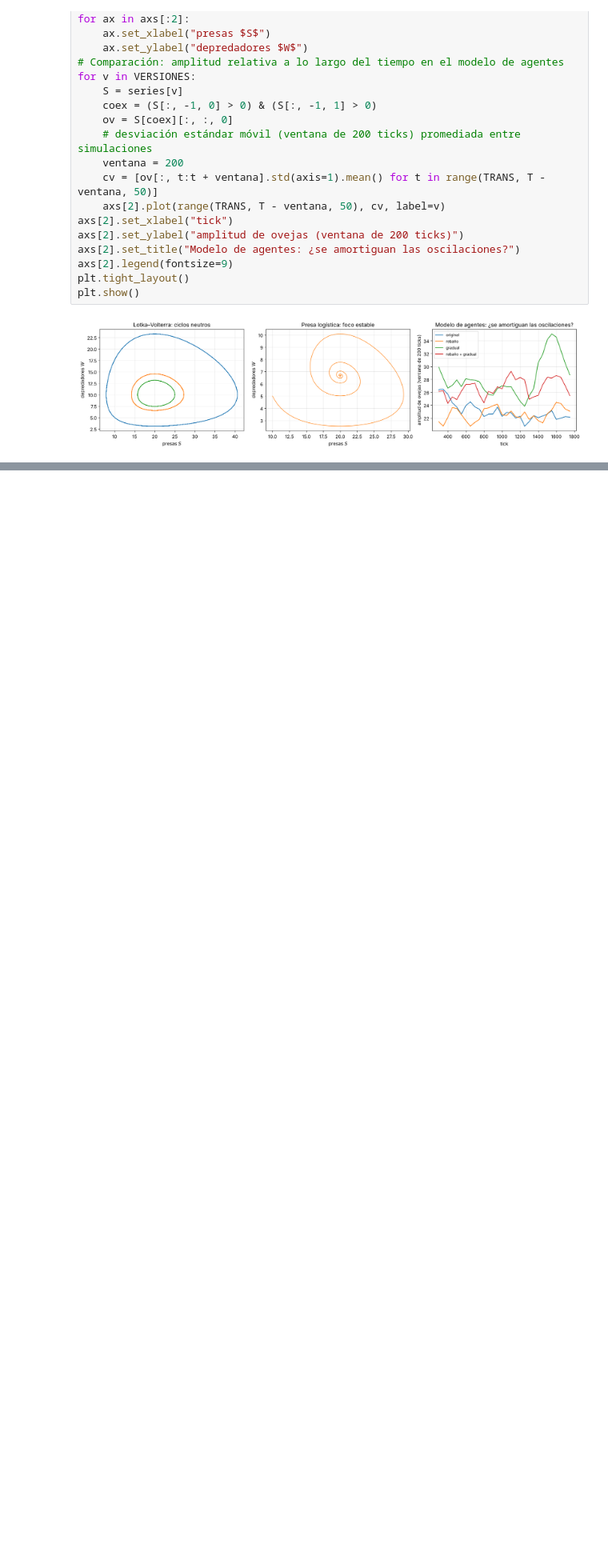
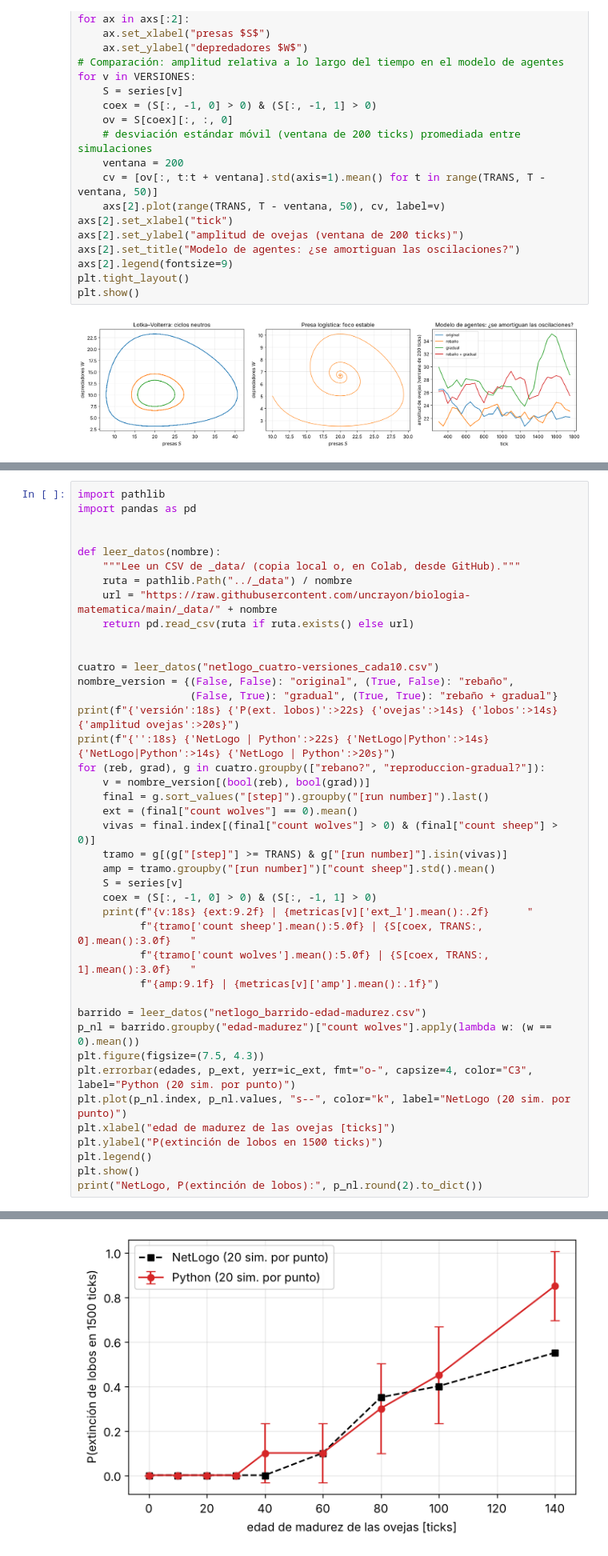
Before and after one commit to uncrayon/biologia-matematica, a Jupyter notebook: _notebooks/mp1-p7-ovejas-lobos-rebano.ipynb, the cells around one changed output, grey strips where cells are left out. Shown at 80% size. Drawn from its saved outputs; the diff is of its cells as text; blank space fills up the shorter version.

```diff
--- a/_notebooks/mp1-p7-ovejas-lobos-rebano.ipynb
+++ b/_notebooks/mp1-p7-ovejas-lobos-rebano.ipynb
@@ -814,0 +823,42 @@ plt.show()
+# %%
+import pathlib
+import pandas as pd
+
+
+def leer_datos(nombre):
+    """Lee un CSV de _data/ (copia local o, en Colab, desde GitHub)."""
+    ruta = pathlib.Path("../_data") / nombre
+    url = "https://raw.githubusercontent.com/uncrayon/biologia-matematica/main/_data/" + nombre
+    return pd.read_csv(ruta if ruta.exists() else url)
+
+
+cuatro = leer_datos("netlogo_cuatro-versiones_cada10.csv")
+nombre_version = {(False, False): "original", (True, False): "rebaño",
+                  (False, True): "gradual", (True, True): "rebaño + gradual"}
+print(f"{'versión':18s} {'P(ext. lobos)':>22s} {'ovejas':>14s} {'lobos':>14s} {'amplitud ovejas':>20s}")
+print(f"{'':18s} {'NetLogo | Python':>22s} {'NetLogo|Python':>14s} {'NetLogo|Python':>14s} {'NetLogo | Python':>20s}")
+for (reb, grad), g in cuatro.groupby(["rebano?", "reproduccion-gradual?"]):
+    v = nombre_version[(bool(reb), bool(grad))]
+    final = g.sort_values("[step]").groupby("[run number]").last()
+    ext = (final["count wolves"] == 0).mean()
+    vivas = final.index[(final["count wolves"] > 0) & (final["count sheep"] > 0)]
+    tramo = g[(g["[step]"] >= TRANS) & g["[run number]"].isin(vivas)]
+    amp = tramo.groupby("[run number]")["count sheep"].std().mean()
+    S = series[v]
+    coex = (S[:, -1, 0] > 0) & (S[:, -1, 1] > 0)
+    print(f"{v:18s} {ext:9.2f} | {metricas[v]['ext_l'].mean():.2f}      "
+          f"{tramo['count sheep'].mean():5.0f} | {S[coex, TRANS:, 0].mean():3.0f}   "
+          f"{tramo['count wolves'].mean():5.0f} | {S[coex, TRANS:, 1].mean():3.0f}   "
+          f"{amp:9.1f} | {metricas[v]['amp'].mean():.1f}")
+
+barrido = leer_datos("netlogo_barrido-edad-madurez.csv")
+p_nl = barrido.groupby("edad-madurez")["count wolves"].apply(lambda w: (w == 0).mean())
+plt.figure(figsize=(7.5, 4.3))
+plt.errorbar(edades, p_ext, yerr=ic_ext, fmt="o-", capsize=4, color="C3", label="Python (20 sim. por punto)")
+plt.plot(p_nl.index, p_nl.values, "s--", color="k", label="NetLogo (20 sim. por punto)")
+plt.xlabel("edad de madurez de las ovejas [ticks]")
+plt.ylabel("P(extinción de lobos en 1500 ticks)")
+plt.legend()
+plt.show()
+print("NetLogo, P(extinción de lobos):", p_nl.round(2).to_dict())
+# %% [output]
@@ -814,0 +871 @@ plt.show()
+[figure, added]
```
Also changed, not shown: parts of 4 cells of this notebook, 9 other files.
